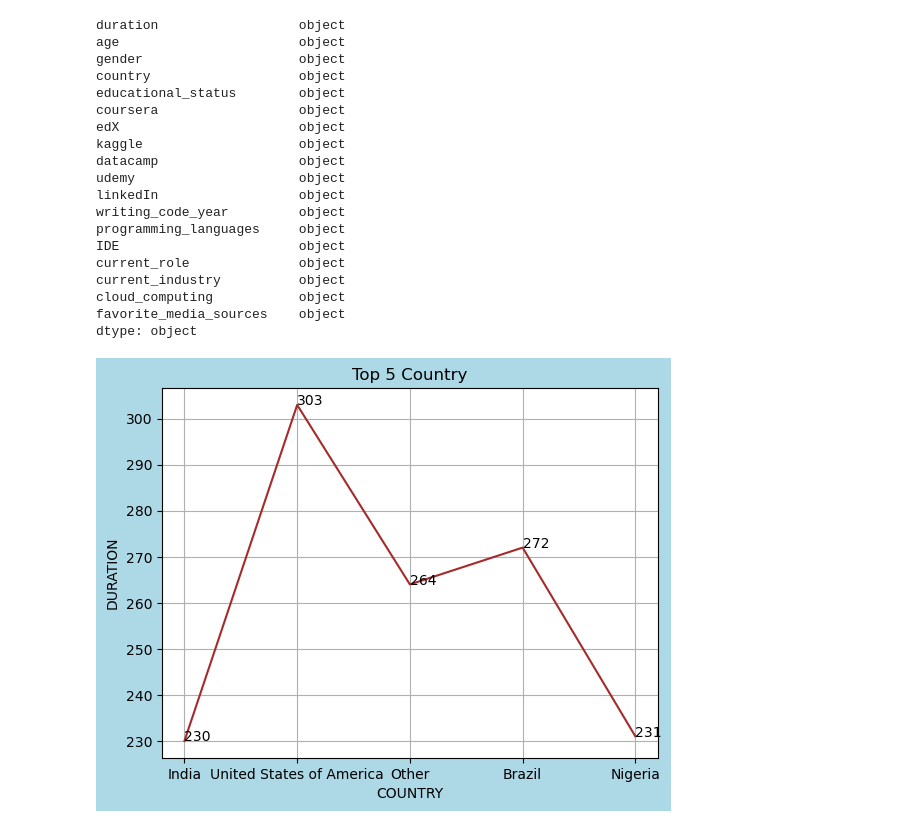
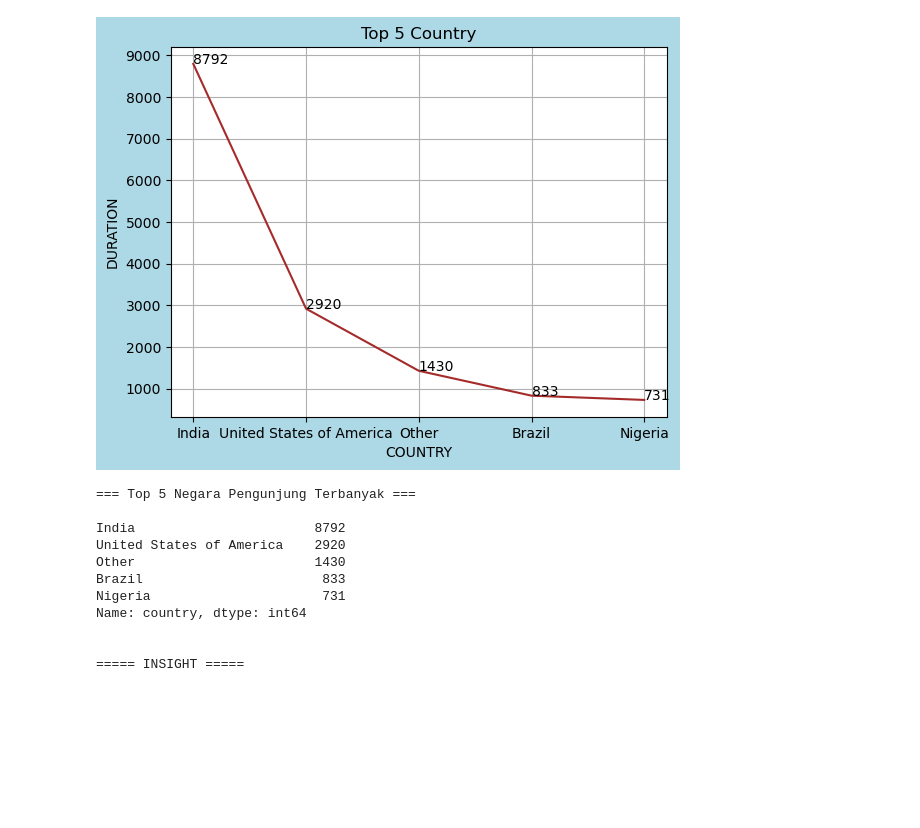
Before and after one commit to fsdio/my-kuliah, a Jupyter notebook: SEMESTER 5/[KAMIS] Pembelajaran Mesin/PERTAMA/UTS/source/fix-kaggle-survey.ipynb, the cells around one changed output. Saved outputs shown, nothing was run; the diff lists cells and outputs as text; code cells hidden in the pictures; blank space fills up the shorter version.

```diff
--- a/SEMESTER 5/[KAMIS] Pembelajaran Mesin/PERTAMA/UTS/source/fix-kaggle-survey.ipynb
+++ b/SEMESTER 5/[KAMIS] Pembelajaran Mesin/PERTAMA/UTS/source/fix-kaggle-survey.ipynb
@@ -4,7 +4,8 @@
 ## Putri Avrilya [ 55201120030 ]
 # %%
 import pandas as pd
-url = 'https://bit.ly/3tZGkAR'
+# url = 'https://bit.ly/3tZGkAR'
+url = '../kaggle-survey-2022/kaggle_survey_2022_responses.csv'
 df = pd.read_csv(url)
 df = df.rename(columns= {'Duration (in seconds)':'Q1'})
 # %%
@@ -56,51 +19,41 @@ dtype: int64
-# %%
-# Cek Data Type
-df.dtypes
-# %% [output]
-duration                  object
-age                       object
-gender                    object
-country                   object
-educational_status        object
-coursera                  object
-edX                       object
-kaggle                    object
-datacamp                  object
-udemy                     object
-linkedIn                  object
-writing_code_year         object
-programming_languages     object
-IDE                       object
-current_role              object
-current_industry          object
-cloud_computing           object
-favorite_media_sources    object
-dtype: object
 # %%
-## 1. Menampilkan data 'age', 'gender', 'educational_status' berdasarkan 5 duration terlama dan 5 country terbanyak.
+## 1. Menampilkan data berdasarkan Negara terbanyak pengunjung survey.
 soal_1 = df[['age', 'gender', 'educational_status', 'country', 'duration']]
+
 # CARI DATA COUNTRY
 country_10 = soal_1['country'].value_counts()[:5]
-# CARI DATA DURATION
-duration = soal_1['duration'].value_counts()[:5]
 
 import matplotlib.pyplot as plt
 import numpy as np
 fig = plt.figure()
 fig.patch.set_facecolor('lightblue')  # type: ignore
 
 def addlabels(x,y):
     for i in range(len(x)):
         plt.text(i,y[i],y[i])
 x = country_10.index.tolist()
-y = duration.index.to_list()
+y = country_10.tolist()
 plt.xlabel('COUNTRY')
 plt.ylabel('DURATION')
 plt.title('Top 5 Country')
 plt.grid(True)
 
 plt.plot(x, y,color='brown')
 addlabels(x, y)
 plt.show()
+
+print(f'\n\n=== Top 5 Negara Pengunjung Terbanyak ===\n\n{country_10}')
+print(f'\n\n===== INSIGHT =====\n\n')
 # %% [output]
-[figure, old version]
+[figure, new version]
+=== Top 5 Negara Pengunjung Terbanyak ===
+
+India                       8792
+United States of America    2920
+Other                       1430
+Brazil                       833
+Nigeria                      731
+Name: country, dtype: int64
+
+
+===== INSIGHT =====
```
Also changed, not shown: parts of 12 cells of this notebook, 1 other file.
